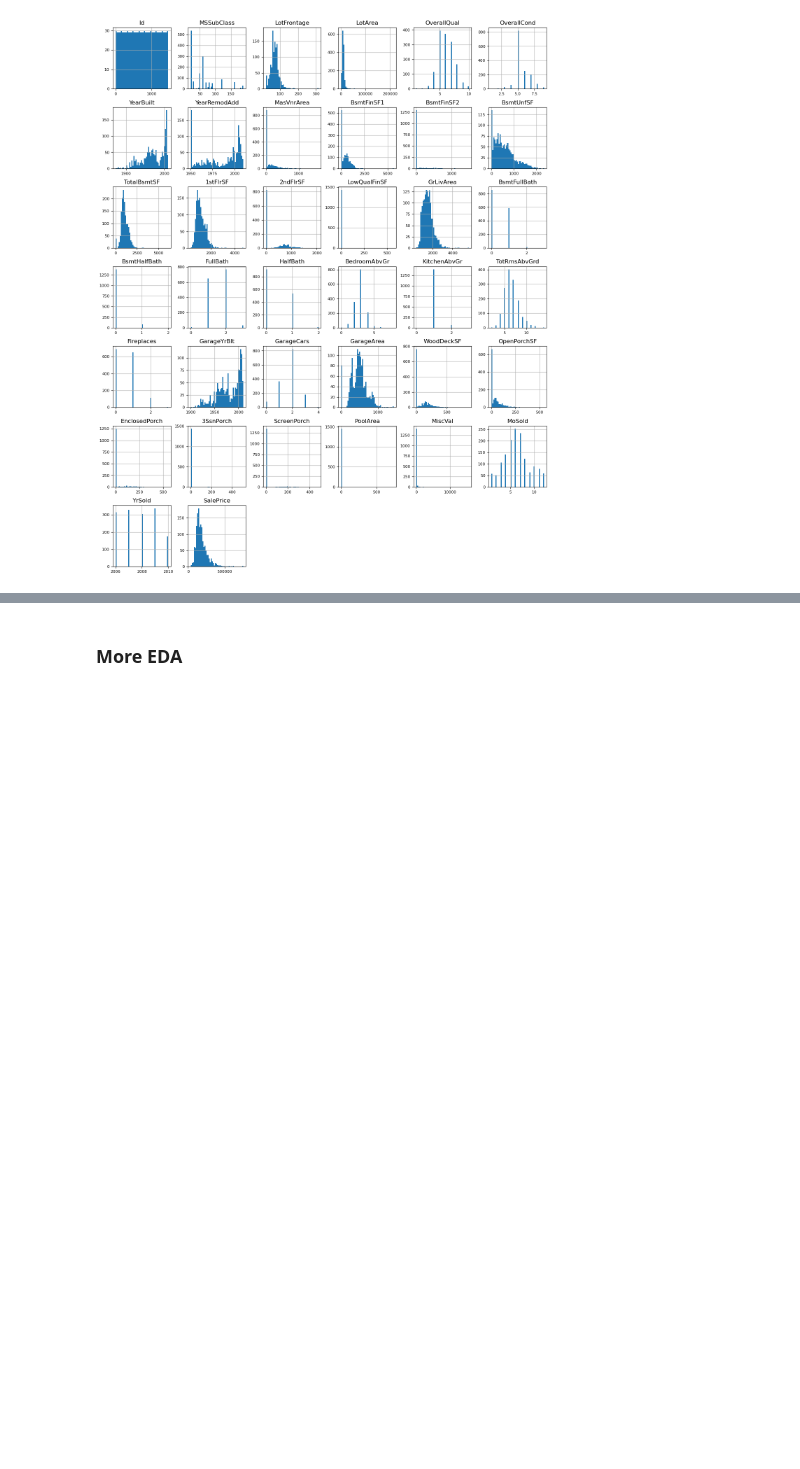
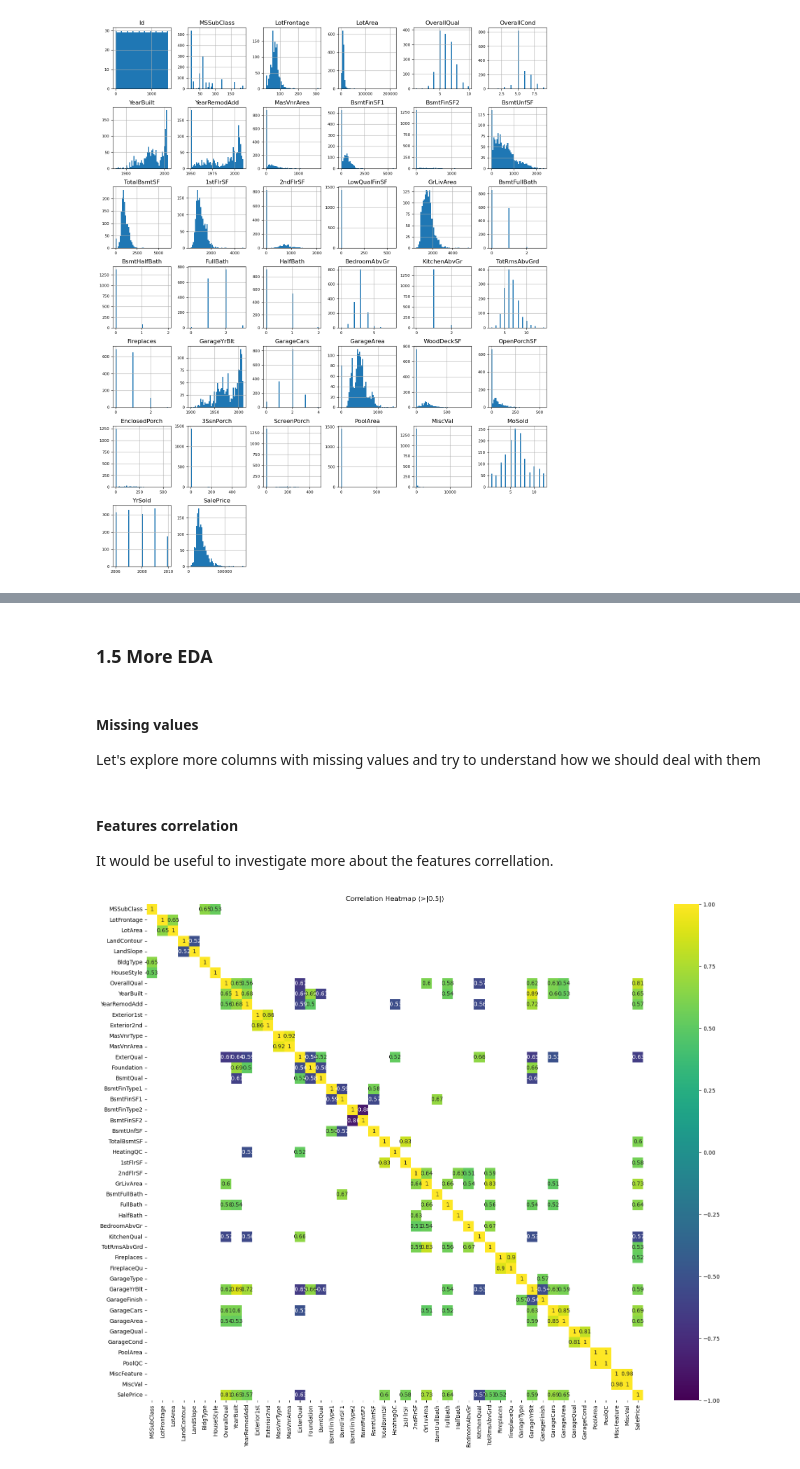
Before and after one commit to anidima/YData_Kaggle_Comp, a Jupyter notebook: EDA_ev.ipynb, the cells around one changed output, grey strips where cells are left out. Saved outputs shown, nothing was run; the diff lists cells and outputs as text; code cells hidden in the pictures; blank space fills up the shorter version.

```diff
--- a/EDA_ev.ipynb
+++ b/EDA_ev.ipynb
@@ -101,0 +124,3 @@ Let's look at the information about the features with the hightest number of mis
+# %%
+for c in ['PoolQC', 'MiscFeature', 'Alley']:
+    print(train_data[c].value_counts(), '\n')
@@ -127,5 +194,5 @@ train_data_cat = train_data.copy()
 # get dtypes in columns
 c_dtype = train_data.dtypes
 # we need to convert our categorical feature to numerical
-for c in f_info[f_info=='object'].index:
+for c in c_dtype[c_dtype=='object'].index:
     train_data_cat[c] = train_data_cat[c].astype('category').cat.codes
@@ -162,2 +239,32 @@ plt.show()
 # %% [markdown]
-### More EDA <a class="anchor" id="fifth_q"></a>
+### 1.5 More EDA <a class="anchor" id="fifth_q"></a>
+# %% [markdown]
+#### Missing values
+
+Let's explore more columns with missing values and try to understand how we should deal with them
+# %% [markdown]
+#### Features correlation
+
+It would be useful to investigate more about the features correllation.
+# %%
+#calculate correlation matrix
+corr = train_data_cat.corr(method='spearman')
+
+# leave only features that have correration index with others > 0.5
+mask = (abs(corr) > 0.5)
+corr_s = corr[mask].sum()
+
+# remove others features from the heatmap
+corr.drop(corr_s[corr_s==1].index, inplace=True)
+corr.drop(corr_s[corr_s==1].index, axis=1, inplace=True)
+
+# Plotting the heatmap using Matplotlib and Seaborn
+plt.figure(figsize=(20, 16))
+#sns.heatmap(corr_matrix[mask], vmin=-0.8, vmax=0.8, square=True, annot=True, cmap='viridis')
+sns.heatmap(corr[mask], vmin=-1, vmax=1, square=True, annot=True, cmap='viridis')
+
+# Customize the plot
+plt.title("Correlation Heatmap (>|0.5|)")
+plt.show()
+# %% [output]
+[figure, added]
```
Also changed, not shown: parts of 34 cells of this notebook.
